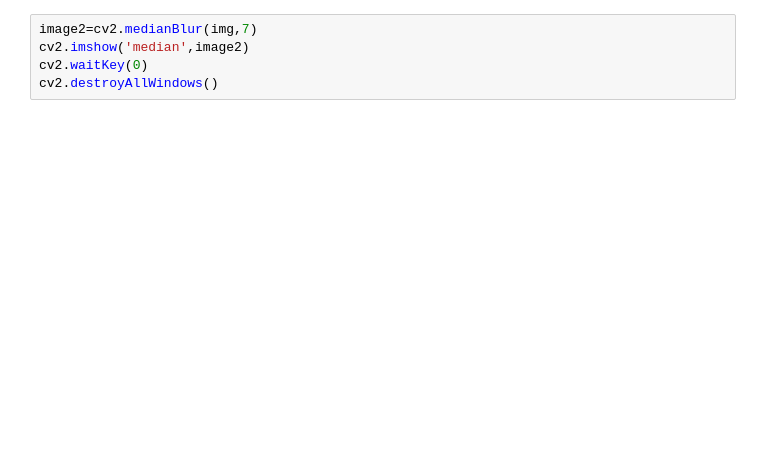
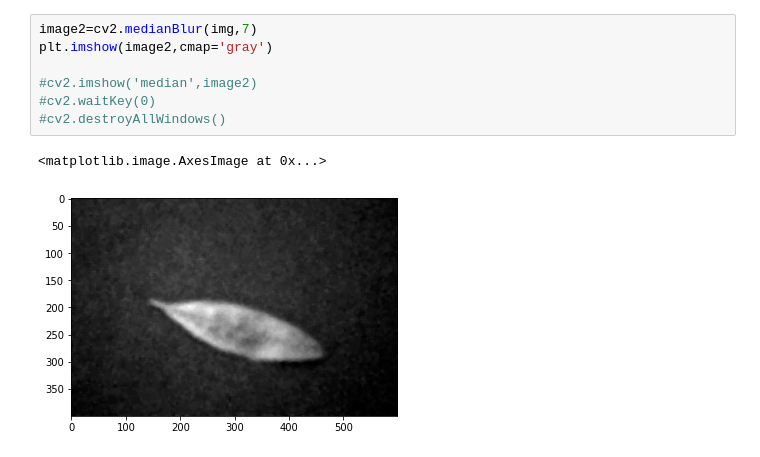
Before and after one commit to Belal-AI/Segmentation_and_tranfare-learnin_class-project, a Jupyter notebook: digi.ipynb, the cells around one changed output. Saved outputs shown, nothing was run; the diff lists cells and outputs as text; blank space fills up the shorter version.

```diff
--- a/digi.ipynb
+++ b/digi.ipynb
@@ -19,8 +76,13 @@ cv2.destroyAllWindows()
 # %%
 image2=cv2.medianBlur(img,7)
-cv2.imshow('median',image2)
-cv2.waitKey(0)
-cv2.destroyAllWindows()
+plt.imshow(image2,cmap='gray')
+
+#cv2.imshow('median',image2)
+#cv2.waitKey(0)
+#cv2.destroyAllWindows()
+# %% [output]
+<matplotlib.image.AxesImage at 0x...>
+[figure, added]
 # %%
 (T, threshInv) = cv2.threshold(image2, 0, 255,cv2.THRESH_BINARY| cv2.THRESH_OTSU)
 plt.imshow(threshInv, cmap="gray")
```
Also changed, not shown: parts of 11 cells of this notebook.
